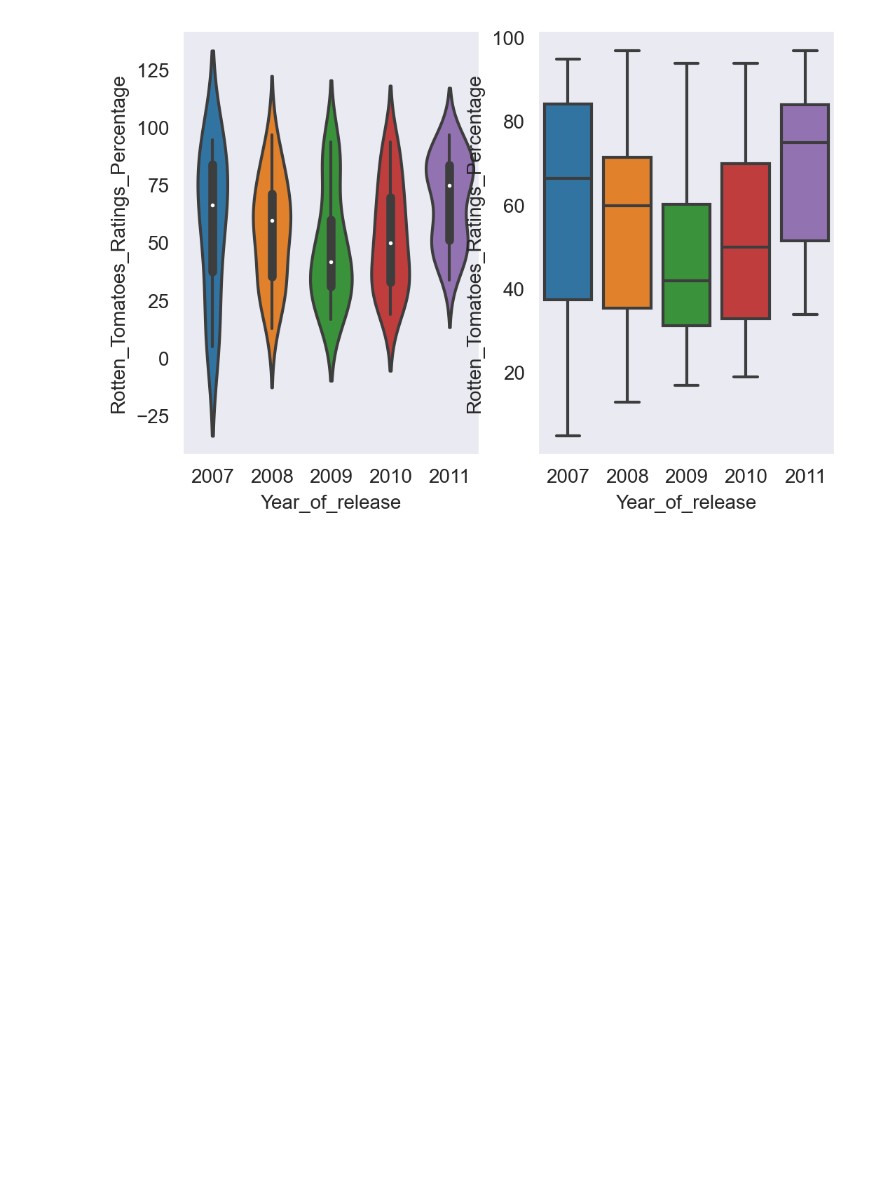
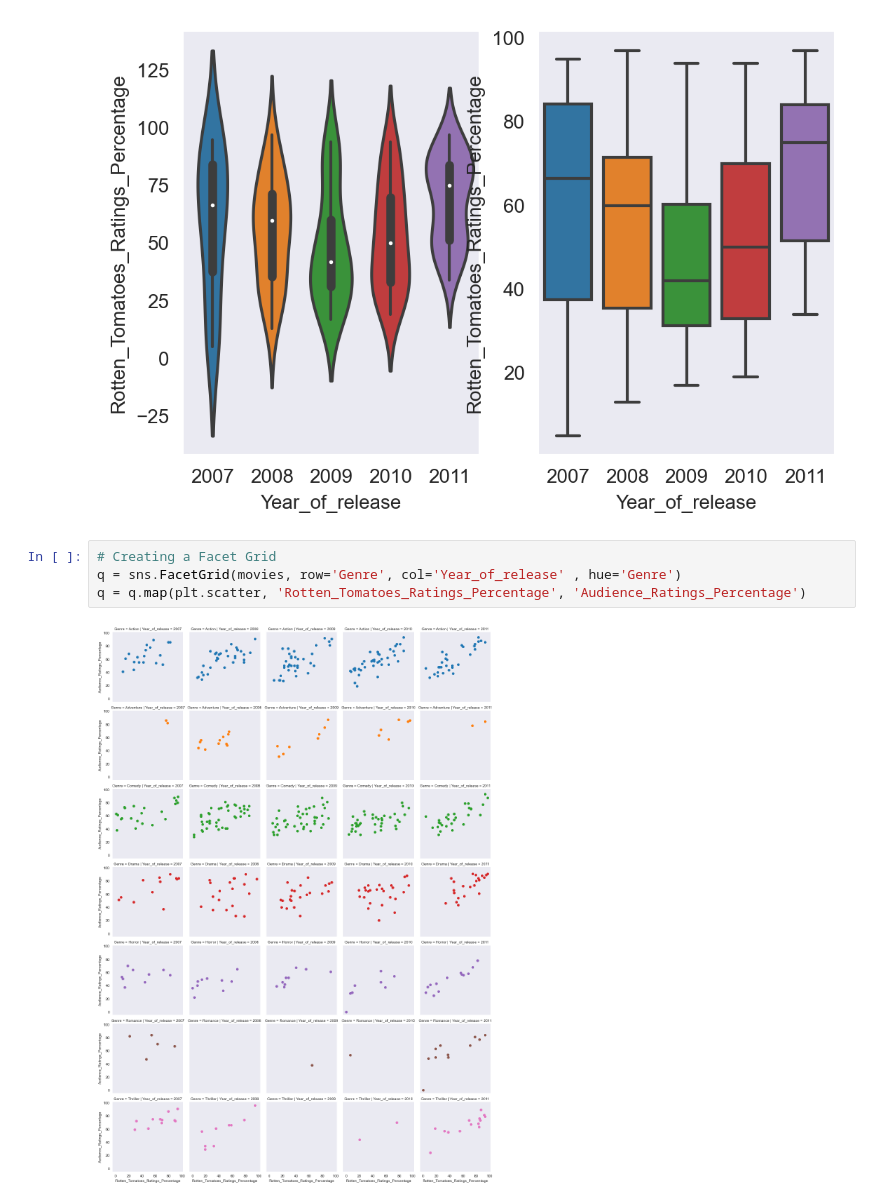
Before and after one commit to theflamio/PythonDataScienceMachineLearning_A-Z, a Jupyter notebook: Advanced_Virtualization.ipynb, the cells around one changed output. Saved outputs shown, nothing was run; the diff lists cells and outputs as text; blank space fills up the shorter version.

```diff
--- a/Advanced_Virtualization.ipynb
+++ b/Advanced_Virtualization.ipynb
@@ -236,3 +236,9 @@ z1 = sns.violinplot(data=movies[movies.Genre=='Drama'], x='Year_of_release', y='
 z2 = sns.boxplot(data=movies[movies.Genre=='Drama'], x='Year_of_release', y='Rotten_Tomatoes_Ratings_Percentage', ax=axis[1])
 # %% [output]
 [figure]
+# %%
+# Creating a Facet Grid
+q = sns.FacetGrid(movies, row='Genre', col='Year_of_release' , hue='Genre')
+q = q.map(plt.scatter, 'Rotten_Tomatoes_Ratings_Percentage', 'Audience_Ratings_Percentage')
+# %% [output]
+[figure, added]
```
Also changed, not shown: parts of 1 cell of this notebook.
